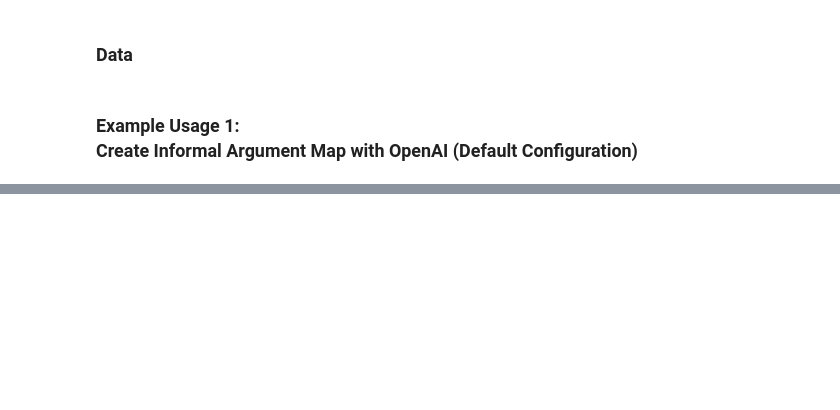
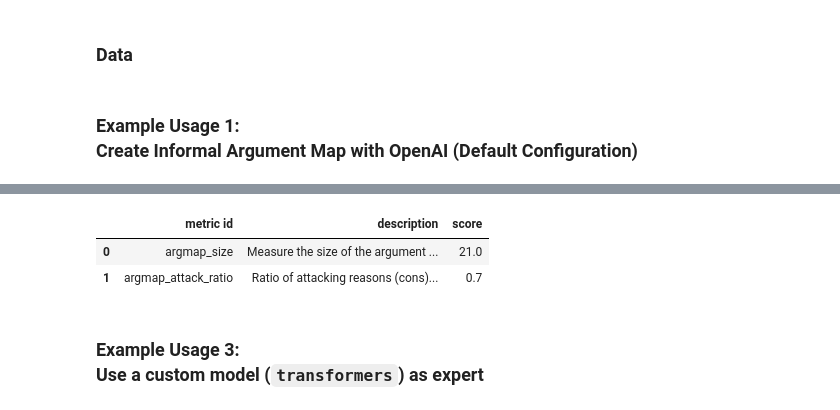
Before and after one commit to logikon-ai/logikon, a Jupyter notebook: examples/basic_usage.ipynb, the cells around one changed output, grey strips where cells are left out. Drawn from its saved outputs; the diff is of its cells as text; code cells hidden in the pictures; blank space fills up the shorter version.

```diff
--- a/examples/basic_usage.ipynb
+++ b/examples/basic_usage.ipynb
@@ -134,0 +144,8 @@ len(results.artifacts[1].data["nodelist"])
+# %%
+config = logikon.DebugConfig(
+    artifacts=["svg_argmap"],
+    metrics=[
+        "argmap_size",          # number of reasons
+        "argmap_attack_ratio",   # number of cons / number of reasons
+    ],
+)
@@ -134,0 +162,2 @@ len(results.artifacts[1].data["nodelist"])
+# %%
+results = logikon.score(prompt, completion, config=config)
@@ -134,0 +190,13 @@ len(results.artifacts[1].data["nodelist"])
+# %%
+import pandas as pd
+
+table = pd.DataFrame([score.model_dump() for score in results.scores])
+table.drop(columns=["metadata", "comment"], inplace=True)
+table.rename(columns={"id": "metric id"}, inplace=True)
+table
+# %% [output]
+|  | metric id | description | score |
+| 0 | argmap_size | Measure the size of the argument ... | 21.0 |
+| 1 | argmap_attack_ratio | Ratio of attacking reasons (cons)... | 0.7 |
+# %% [markdown]
+### Example Usage 3:<br/>Use a custom model (`transformers`) as expert
```
Also changed, not shown: parts of 21 cells of this notebook.
